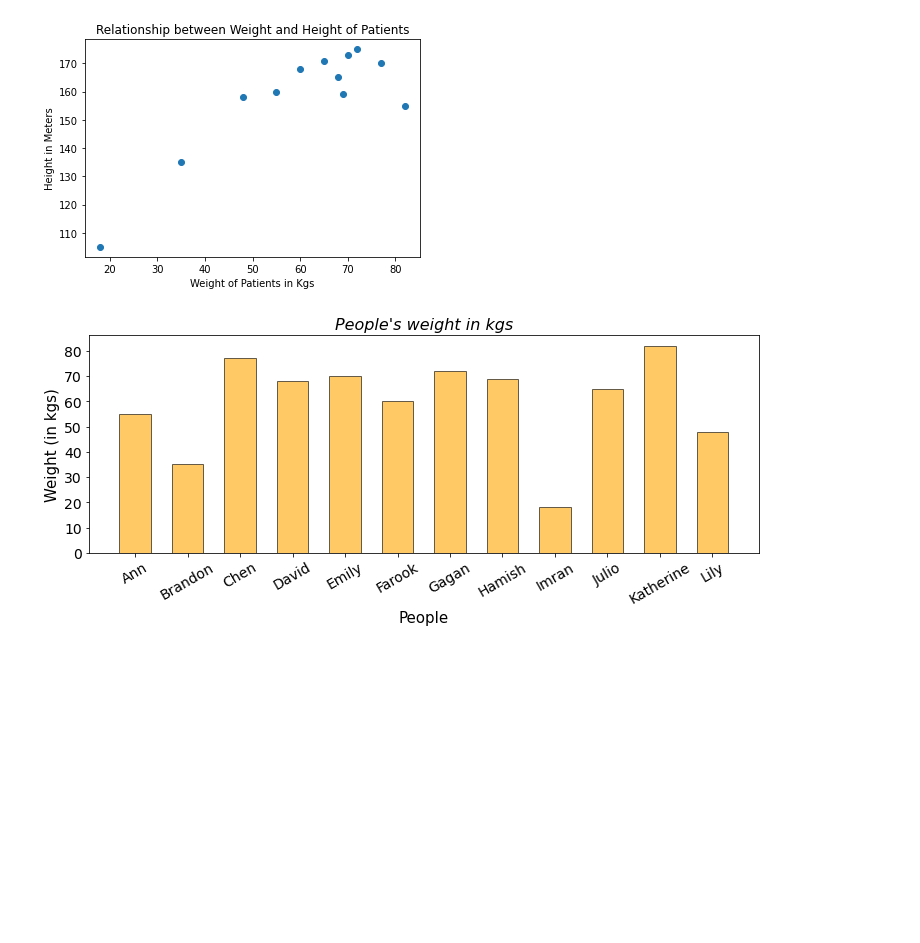
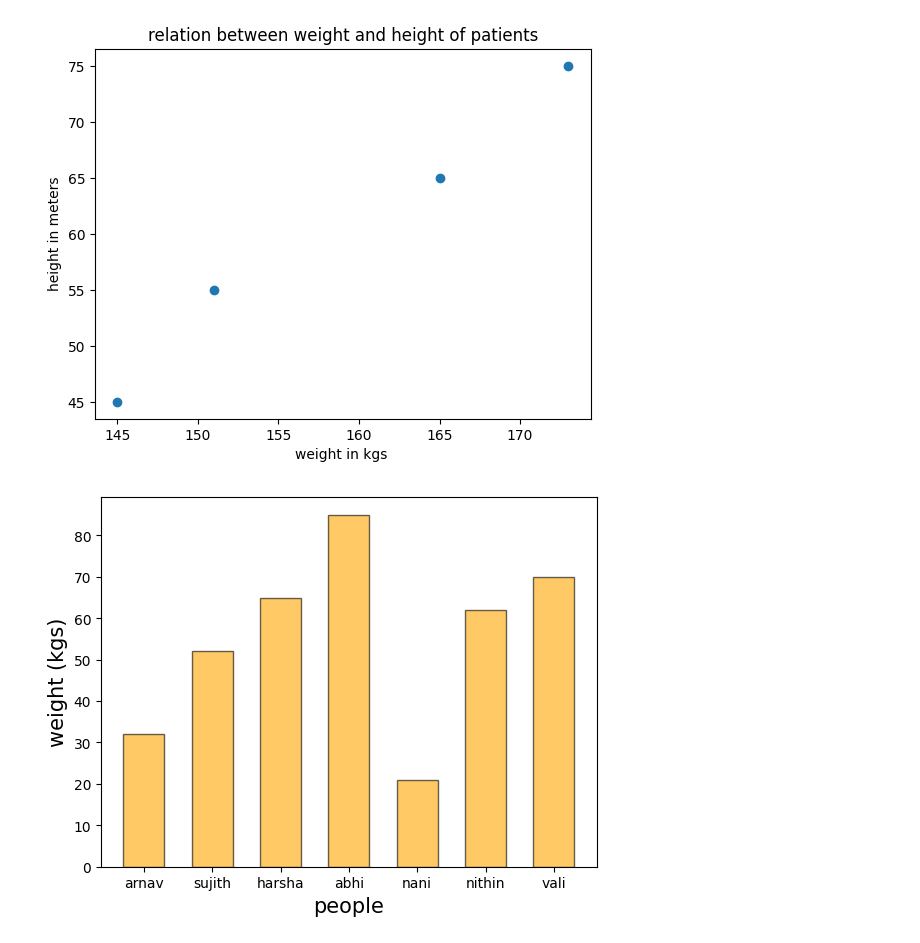
Before and after one commit to 2303A53013/23CSBTB45-46, a Jupyter notebook: AIML_Lab01.ipynb, the cells around one changed output. Cells and saved outputs as stored; diff of their text form; code cells hidden in the pictures; blank space fills up the shorter version.

```diff
--- a/AIML_Lab01.ipynb
+++ b/AIML_Lab01.ipynb
@@ -39,25 +63,31 @@ height = [160,135,170,165,173,168,175,159,105,171,155,158]
+# %%
+people= ['kiran', 'arun', 'vijay', 'varun']
+age=[25, 30, 35, 40, 45]
+weight=[145, 151, 165, 173]
+height=[45, 55, 65, 75]
 # %%
 import matplotlib.pyplot as plt
 # %%
-plt.scatter(weight, height)
-plt.title("Relationship between Weight and Height of Patients")
-plt.ylabel("Height in Meters")
-plt.xlabel("Weight of Patients in Kgs")
+plt.scatter(weight,height)
+plt.title("relation between weight and height of patients")
+plt.ylabel("height in meters")
+plt.xlabel("weight in kgs ")
 plt.show()
 # %% [output]
-[figure, old version]
+[figure, new version]
 # %%
-plt.figure(figsize=(12,4))
-plt.title("People's weight in kgs",fontsize=16,
-          fontstyle='italic')
-plt.bar(x=people,height=weight, width=0.6,
-        color='orange',edgecolor='k',alpha=0.6)
+weight=[32,52,65,85,21,62,70]
+height=[120,150,130,140,150,160,100]
+#main plot function bar
+plt.bar(x=people,height=weight, width=0.6,color='orange',edgecolor='k' ,alpha=0.6)
+#edgecolor='k':sets the edge color of the bars to black
+#alpha=0.6: sets the transparency of the bars, with 1 being fully opaque and 0 fully transparency
 
-plt.xlabel("People",fontsize=15)
-plt.xticks(fontsize=14,rotation=30)
-plt.yticks(fontsize=14)
-plt.ylabel("Weight (in kgs)",fontsize=15)
+plt.xlabel("people",fontsize=15)
+#plt.xtricks(fontsize=15,rotation=30)
+#plt.ytricks(fontsize=15)
+plt.ylabel("weight (kgs)",fontsize=15)
 plt.show()
 # %% [output]
-[figure, old version]
+[figure, new version]
 # %%
```
Also changed, not shown: parts of 26 cells of this notebook.
